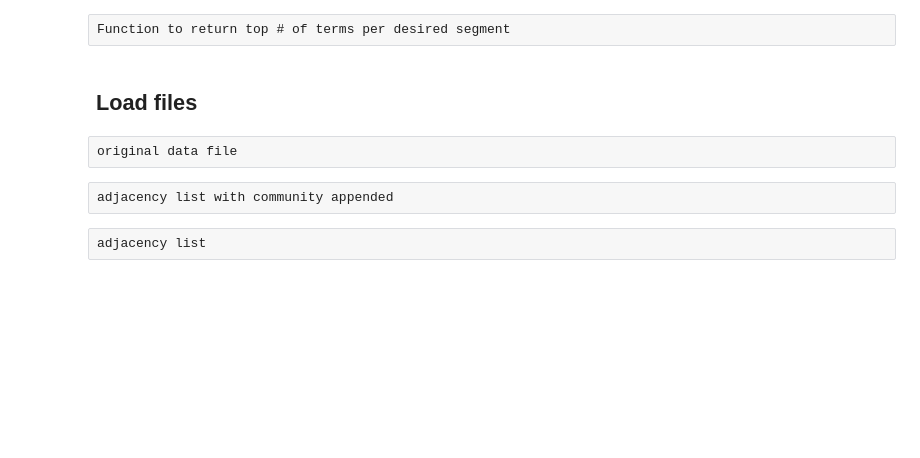
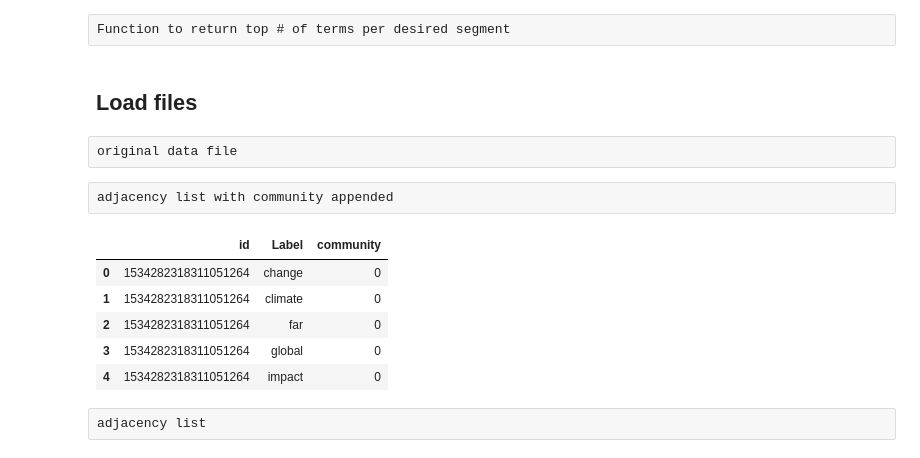
Before and after one commit to aliss77777/NLP-graph-analysis, a Jupyter notebook: Social Content Analysis Step_3_merge and analyze.ipynb, the cells around one changed output. Saved outputs shown, nothing was run; the diff lists cells and outputs as text; code cells hidden in the pictures; blank space fills up the shorter version.

```diff
--- a/Social Content Analysis Step_3_merge and analyze.ipynb
+++ b/Social Content Analysis Step_3_merge and analyze.ipynb
@@ -40,3 +42,12 @@ community_appended_adj_list = pd.read_csv('adjacency list export with modularity
+# %%
+community_appended_adj_list.head()
+# %% [output]
+|  | id | Label | community |
+| 0 | 1534282318311051264 | change | 0 |
+| 1 | 1534282318311051264 | climate | 0 |
+| 2 | 1534282318311051264 | far | 0 |
+| 3 | 1534282318311051264 | global | 0 |
+| 4 | 1534282318311051264 | impact | 0 |
 # %% [raw]
 adjacency list
 # %%
```
Also changed, not shown: parts of 6 cells of this notebook.
